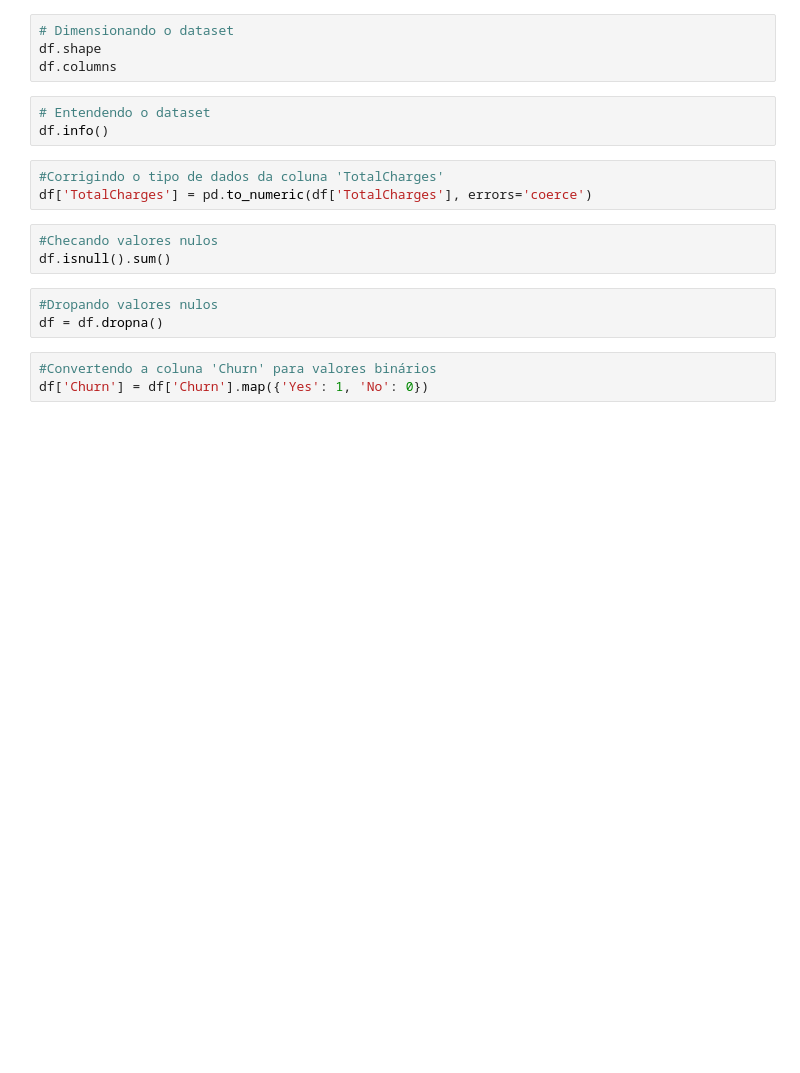
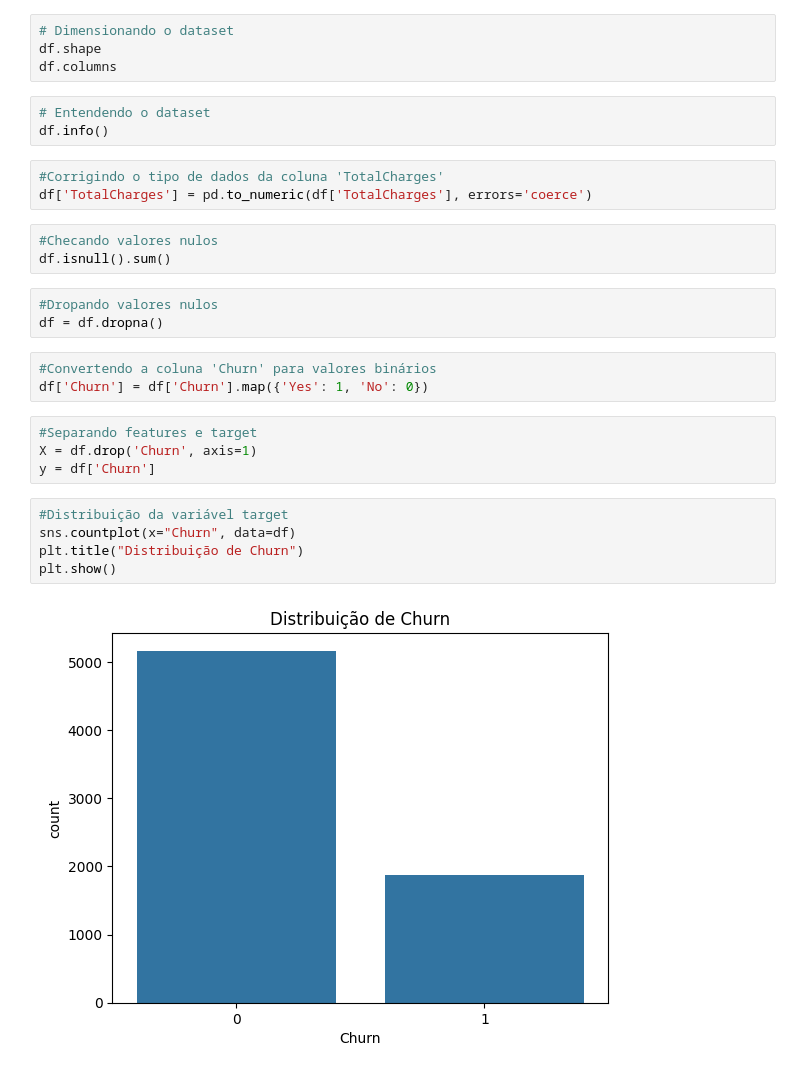
Before and after one commit to souzamatt01/customer-churn-prediction, a Jupyter notebook: notebooks/01_eda.ipynb, the cells around one changed output. Saved outputs shown, nothing was run; the diff lists cells and outputs as text; blank space fills up the shorter version.

Commit message:
Análise Exploratória churn-focused

```diff
--- a/notebooks/01_eda.ipynb
+++ b/notebooks/01_eda.ipynb
@@ -37,3 +37,14 @@ df = df.dropna()
 # %%
 #Convertendo a coluna 'Churn' para valores binários
 df['Churn'] = df['Churn'].map({'Yes': 1, 'No': 0})
+# %%
+#Separando features e target
+X = df.drop('Churn', axis=1)
+y = df['Churn']
+# %%
+#Distribuição da variável target
+sns.countplot(x="Churn", data=df)
+plt.title("Distribuição de Churn")
+plt.show()
+# %% [output]
+[figure, added]
```
Also changed, not shown: parts of 3 cells of this notebook.
